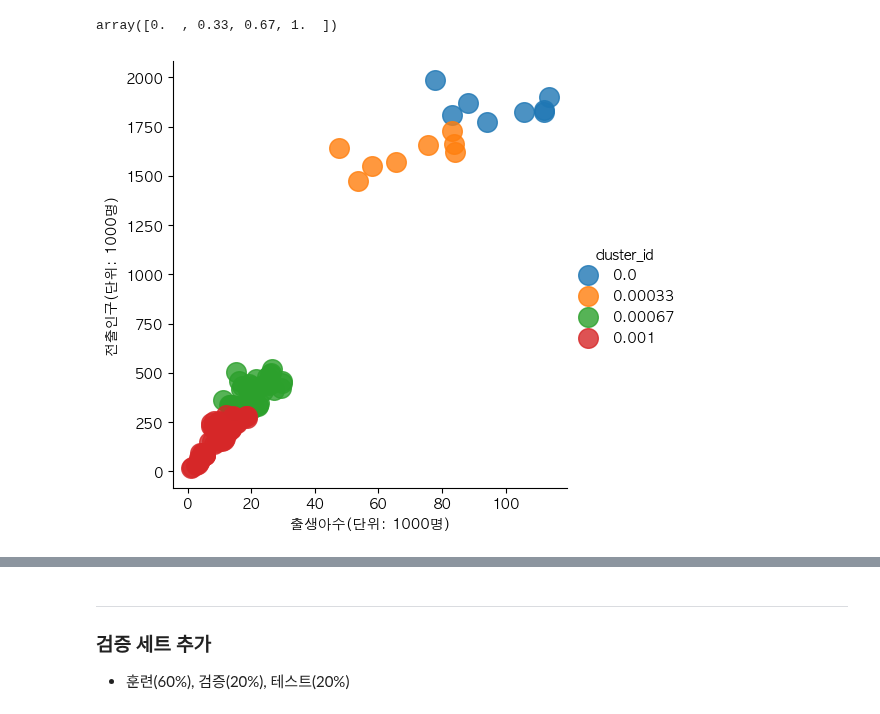
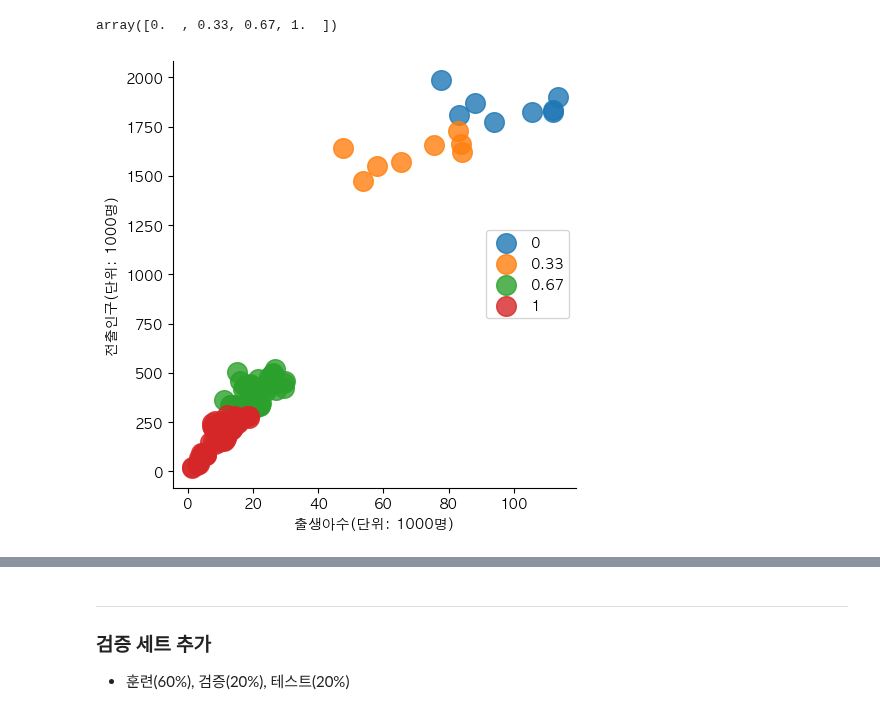
Before and after one commit to vxornjs11/Pytone_Flutter, a Jupyter notebook: Note/sw_데이터분석_04.ipynb, the cells around one changed output, grey strips where cells are left out. Cells and saved outputs as stored; diff of their text form; code cells hidden in the pictures.

```diff
--- a/Note/sw_데이터분석_04.ipynb
+++ b/Note/sw_데이터분석_04.ipynb
@@ -300,12 +303,13 @@ array([0.  , 0.33, 0.67, 1.  ])
 # %%
 sns.lmplot(x='출생아수', y='전출인구',
             data=df_km/1000, fit_reg=False,
             scatter_kws={'s':200},
-            hue="cluster_id"
+            hue="cluster_id", legend=False
 )
 plt.xlabel("출생아수(단위: 1000명)")
 plt.ylabel("전출인구(단위: 1000명)")
+plt.legend(['0','0.33','0.67','1'], loc='right')
 plt.show()
 # %% [output]
-[figure, old version]
+[figure, new version]
 # %%
```
Also changed, not shown: parts of 55 cells of this notebook, 1 other file.
